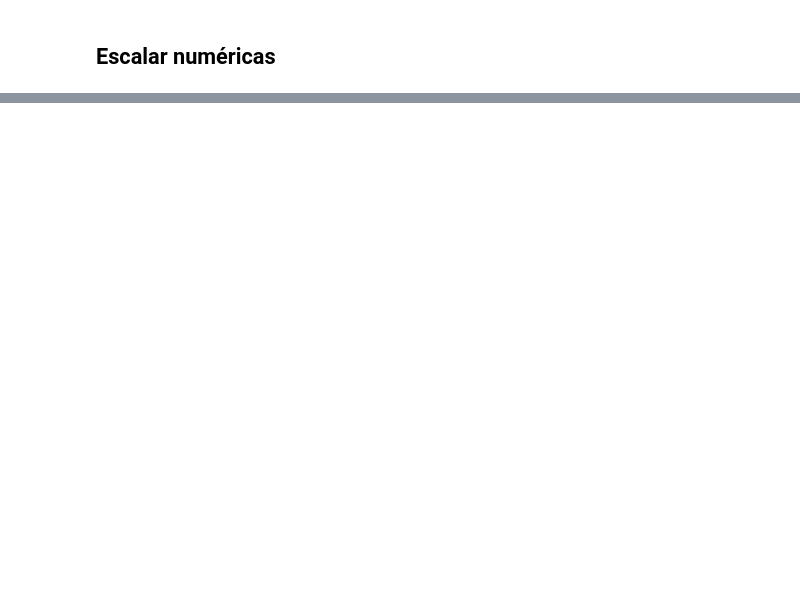
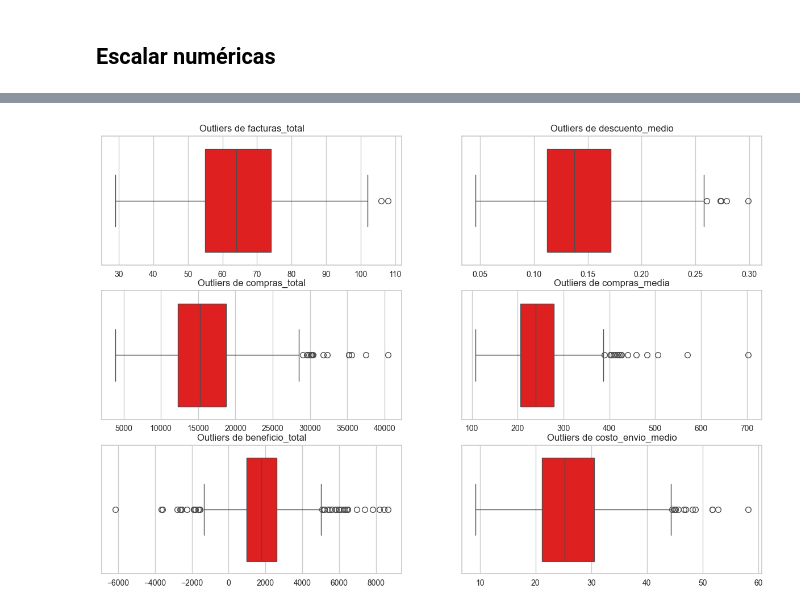
Before and after one commit to ngcarvajall/Proyecto9_Clustering_Regresion, a Jupyter notebook: Notebooks/EDA.ipynb, the cells around one changed output, grey strips where cells are left out. Saved outputs shown, nothing was run; the diff lists cells and outputs as text; code cells hidden in the pictures; blank space fills up the shorter version.

```diff
--- a/Notebooks/EDA.ipynb
+++ b/Notebooks/EDA.ipynb
@@ -508,0 +534,4 @@ lista_col_num = df_cluster.select_dtypes(include=[int, float]).columns.tolist()
+# %%
+f.detectar_outliers(df_clustorizar)
+# %% [output]
+[figure, added]
```
Also changed, not shown: parts of 47 cells of this notebook, 1 other file.
